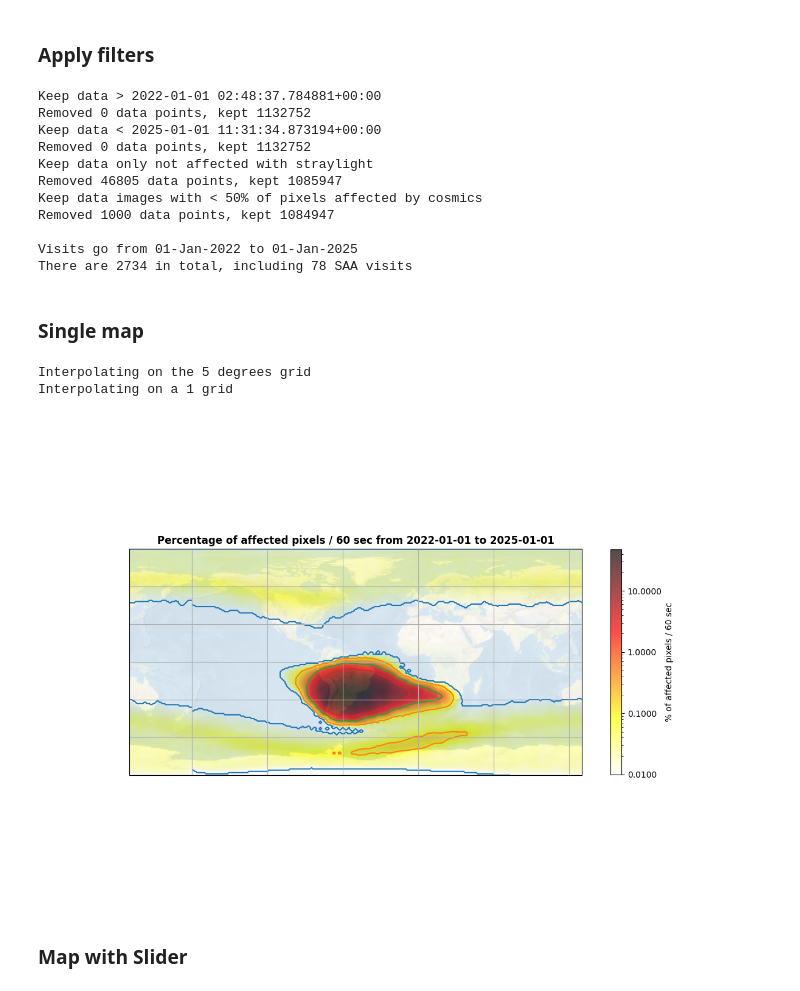
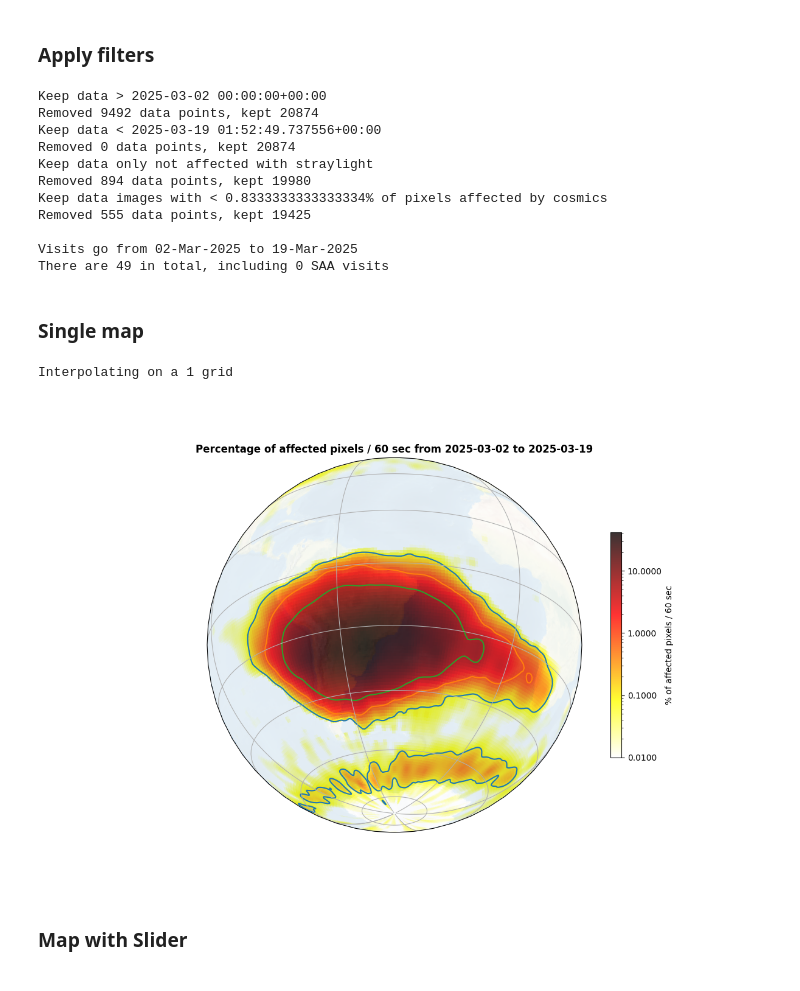
Before and after one commit to luisepevestorff/CheopsCosmics, a Jupyter notebook: plot_maps.ipynb, the cells around one changed output. Saved outputs shown, nothing was run; the diff lists cells and outputs as text; code cells hidden in the pictures.

Commit message:
updated plot_maps.py

```diff
--- a/plot_maps.ipynb
+++ b/plot_maps.ipynb
@@ -18,7 +18,7 @@ output_folder = Path.cwd()/"plots"
 # Read data
 # %%
 cwd = Path.cwd()
-filename = cwd / "/Users/alexisheitzmann/Documents/CHEOPS/Code/SAA_monitoring_MC/CheopsCosmics/all_data.pkl"
+filename = cwd / "/Users/alexisheitzmann/Documents/CHEOPS/Code/SAA_monitoring_MC/CheopsCosmics/data_2025_02_21_to_2025_03_19.pkl"
 data_file = Path(filename)
 
 all_data = pd.read_pickle(data_file)
@@ -40,10 +40,10 @@ SAA_mask2D, lat_SAA2D, lon_SAA2D, SAA_mask1D, lat_SAA1D, lon_SAA1D, _, _, _, _ =
 # %%
 map_data = all_data.copy()
 
-projection = ccrs.PlateCarree(-50)
+# projection = ccrs.PlateCarree(-50)
 # projection = ccrs.Orthographic(0, -90) # South Pole
 # projection = ccrs.Orthographic(0, 90) # North Pole
-# projection = ccrs.Orthographic(-42, -26) # SAA_center
+projection = ccrs.Orthographic(-42, -26) # SAA_center
 color_map = 'hot_r'
 figsize = (12, 8)
 
@@ -75,18 +75,18 @@ end_LTAN = pd.Timestamp("2023-12-20 12:00:00", tz = 'UTC') # end of LTAN campaig
 # start_date = pd.Timestamp("2024-05-08 00:00:00", tz = 'UTC')
 # end_date = pd.Timestamp("2024-05-21 00:00:00", tz = 'UTC')
 
-# start_date = pd.Timestamp("2017-05-08 00:00:00", tz = 'UTC') # start of LTAN campaign
-# end_date = pd.Timestamp("2024-05-22 00:00:00", tz = 'UTC') # end of LTAN campaign
+start_date = pd.Timestamp("2025-03-02 00:00:00", tz = 'UTC')
+# end_date = pd.Timestamp("2025-03-12 00:00:00", tz = 'UTC')
 
-start_date = all_data.time.min()
+# start_date = all_data.time.min()
 end_date = all_data.time.max()
 
 
 # Apply filters
 
-filters = ['time-','time+','no_straylight','percentage_cosmics']#,'percentage_cosmics_per_s']#,'percentage_cosmics']#,'percentage_cosmics_per_s']#,'latitude-','latitude+']#,'no_straylight','largest_cosmics','percentage_cosmics']
-values = [start_date, end_date,0,50]#, 0.1]#,300]#,-45,-10]#,None, 150, 17]
-reverse_filters = [False, False, False, False]#, False]#, True]#, False]#, True]#,False, False]#, False]
+filters = ['time-','time+','no_straylight','percentage_cosmics_per_s']#,'percentage_cosmics']#,'percentage_cosmics_per_s']#,'latitude-','latitude+']#,'no_straylight','largest_cosmics','percentage_cosmics']
+values = [start_date, end_date,0, 50/60]#,300]#,-45,-10]#,None, 150, 17]
+reverse_filters = [False, False, False, False]#, True]#, False]#, True]#,False, False]#, False]
 map_data = apply_filters(map_data,filters,values,reverse_filters)
 
 nb_visits = len(np.unique(map_data.visit_ID))
@@ -108,27 +108,24 @@ hue_values = 'percentage_cosmics_per_s'
 
 # The one with very low CR in the SAA (black images) and the ones with very large unfiltered straylight (CR_percent_per_s > 2)
 # The one with very low CR in the SAA (black images) and the ones with very large unfiltered straylight (CR_percent_per_s > 2)
-# remove = ['30_1_1_1 ','30_1_4_1 ','30_41_10_1 ','30_41_35_1','30_48_24_2','30_15_12_1','30_15_12_2','30_17_8_1','30_1_1_1','30_1_4_1',
-#             '30_1_7_1','30_1_8_1','30_20_8_1','30_27_2_1','30_27_3_1','30_35_1_1','30_35_2_1',
-#             '30_35_5_1','30_35_6_1','30_36_10_1','30_41_10_1','30_41_12_1','30_41_1_1',
-#             '30_41_35_1','30_41_36_1','30_41_42_1','30_41_43_1','30_41_45_1','30_50_1_1']
+remove = ['35_111_7_1'] # Pollux
 
-# for ID in remove:
-#    data_plot = data_plot[data_plot['visit_ID'] != ID]
+for ID in remove:
+    data_plot = data_plot[data_plot['visit_ID'] != ID]
 
 # print(f"Removed the manually input visits: {remove}")
 # %% [output]
-Keep data > 2022-01-01 02:48:37.784881+00:00
-Removed 0 data points, kept 1132752
-Keep data < 2025-01-01 11:31:34.873194+00:00
-Removed 0 data points, kept 1132752
+Keep data > 2025-03-02 00:00:00+00:00
+Removed 9492 data points, kept 20874
+Keep data < 2025-03-19 01:52:49.737556+00:00
+Removed 0 data points, kept 20874
 Keep data only not affected with straylight
-Removed 46805 data points, kept 1085947
-Keep data images with < 50% of pixels affected by cosmics
-Removed 1000 data points, kept 1084947
+Removed 894 data points, kept 19980
+Keep data images with < 0.8333333333333334% of pixels affected by cosmics
+Removed 555 data points, kept 19425
 
-Visits go from 01-Jan-2022 to 01-Jan-2025
-There are 2734 in total, including 78 SAA visits
+Visits go from 02-Mar-2025 to 19-Mar-2025
+There are 49 in total, including 0 SAA visits
 # %% [markdown]
 ### Single map
 # %%
@@ -167,14 +164,14 @@ c = data_plot[hue_values]*60
 if bin:
     binned_data, _, _, lon_data, lat_data  = bin_data(x,y,c, interp_grid_size=interp_grid_size, type = hue_values)
     if log_plot:
-        SAA_map_plot = ax.imshow(binned_data, origin='lower', alpha = 0.7, cmap = color_map, norm = LogNorm(), transform=ccrs.PlateCarree())
+        SAA_map_plot = ax.imshow(binned_data, origin='lower', alpha = 0.8, cmap = color_map, norm = LogNorm(), transform=ccrs.PlateCarree())
     else :
-        SAA_map_plot = ax.imshow(binned_data, origin='lower', alpha = 0.7, cmap = color_map, transform=ccrs.PlateCarree())
+        SAA_map_plot = ax.imshow(binned_data, origin='lower', alpha = 0.8, cmap = color_map, transform=ccrs.PlateCarree())
 else:
     if log_plot:
-        SAA_map_plot = ax.scatter(x,y,c = c, s = 15, alpha = 0.7, marker = 'o', norm=LogNorm(), cmap=color_map, transform=ccrs.Geodetic())#, label = labels[i])
+        SAA_map_plot = ax.scatter(x,y,c = c, s = 15, alpha = 0.8, marker = 'o', norm=LogNorm(), cmap=color_map, transform=ccrs.Geodetic())#, label = labels[i])
     else:
-        SAA_map_plot = ax.scatter(x,y,c = c, s = 15, alpha = 0.7, marker = 'o', cmap=color_map, transform=ccrs.Geodetic())#, label = labels[i])
+        SAA_map_plot = ax.scatter(x,y,c = c, s = 15, alpha = 0.8, marker = 'o', cmap=color_map, transform=ccrs.Geodetic())#, label = labels[i])
 
 # Plot contour
 # if bin:
@@ -186,43 +183,41 @@ else:
 #         legend_labels.append(f"{contour_level}% contour")
 
 if bin:
-    for i, contour_level in enumerate([0.01,0.1,1,5]):
+    for i, contour_level in enumerate([0.1,1,5]):
         color = plt.rcParams['axes.prop_cycle'].by_key()['color'][i]
         contour = plt.contour(lon_data, lat_data, binned_data, levels=[contour_level], origin='lower', colors = color, extent=(lon_min, lon_max, lat_min, lat_max),transform=ccrs.PlateCarree())
         h,_ = contour.legend_elements()
         legend_items.append(h[0])
         legend_labels.append(f"{contour_level}% contour")
 
 if hue_values == 'percentage_cosmics':
     unit = 'Percentage of affected pixels'
     name_file_start = "per_CR_"
     cbar = plt.colorbar(SAA_map_plot, label = '% of affected pixels', shrink=0.6)
     cbar.formatter = FormatStrFormatter("%.4f")
     cbar.update_ticks()
 elif hue_values == 'percentage_cosmics_per_s':
     name_file_start = "per_CR_s_"
     unit = 'Percentage of affected pixels / 60 sec'
     cbar = plt.colorbar(SAA_map_plot, label = '% of affected pixels / 60 sec', shrink=0.6)
     cbar.formatter = FormatStrFormatter("%.4f")
     cbar.update_ticks()
 else:
     name_file_start = "CR_density_"
     unit = 'Density of cosmics'
     cbar = plt.colorbar(SAA_map_plot, label = 'hits/cm2/s', shrink=0.6)
 
-# /
 
 # plt.legend(legend_items, legend_labels, loc = 'upper left')
 title = f"{unit} from " + data_plot.time.min().strftime('%Y-%m-%d') + ' to ' + data_plot.time.max().strftime('%Y-%m-%d')
 # title =  f"{v_id} | {data_visit['target_name']}"
 plt.title(title, weight = 'bold')
 fileout_name =  name_file_start + data_plot.time.min().strftime('%Y-%m-%d') + "_to_" + data_plot.time.max().strftime('%Y-%m-%d')+ "_new_correction_sec_2023.png"
-fileout_name = "map_SAA_no_mask.png"#SAA_since_01_10.png"
+# fileout_name = "map_SAA_no_mask.png"#SAA_since_01_10.png"
 plt.savefig(output_folder / fileout_name, transparent = False, dpi = 600,format = 'png')
 # %% [output]
-Interpolating on the 5 degrees grid
 Interpolating on a 1 grid
-[figure, old version]
+[figure, new version]
 # %% [markdown]
 ### Map with Slider
 # %%
```
Also changed, not shown: parts of 7 cells of this notebook, 1 other file.
